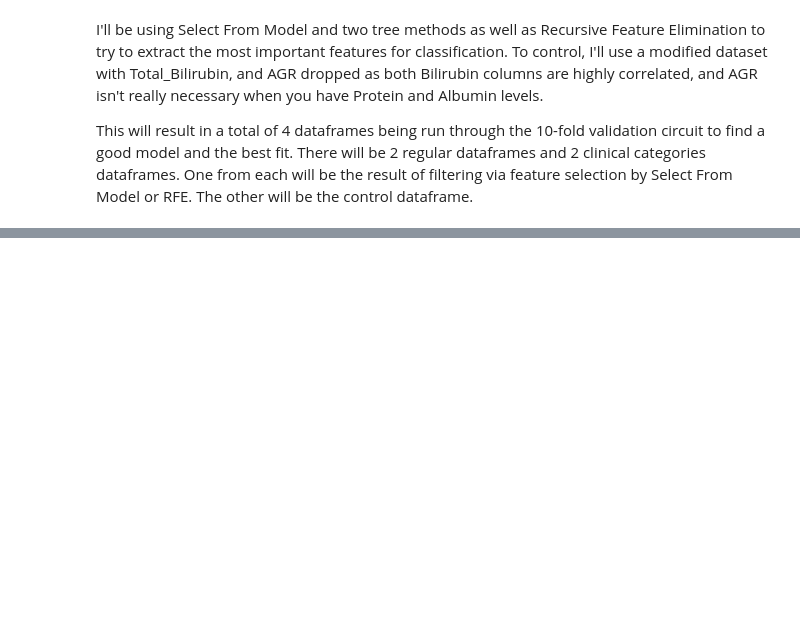
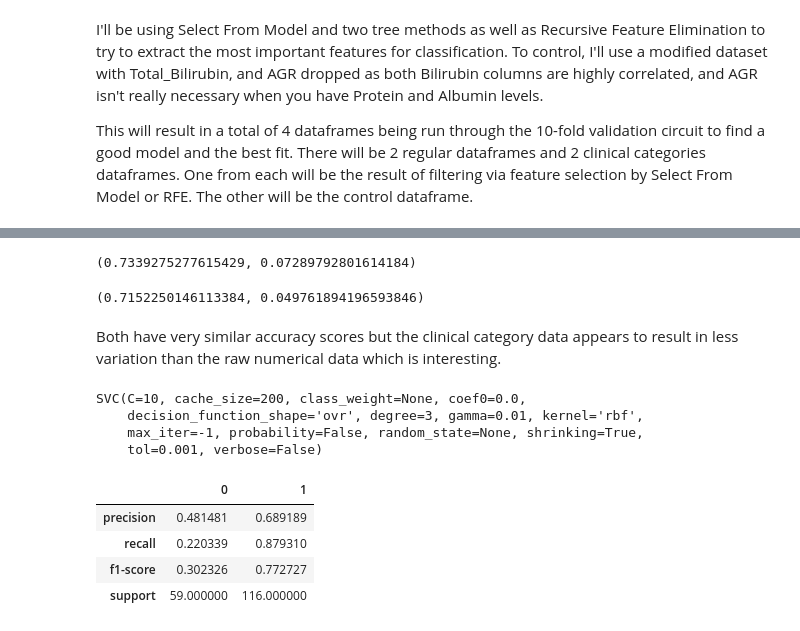
Before and after one commit to Rogges/Healthcare, a Jupyter notebook: Liver Machine Learning.ipynb, the cells around one changed output, grey strips where cells are left out. Saved outputs shown, nothing was run; the diff lists cells and outputs as text; code cells hidden in the pictures; blank space fills up the shorter version.

Commit message:
Updated notebook; done working with control data

```diff
--- a/Liver Machine Learning.ipynb
+++ b/Liver Machine Learning.ipynb
@@ -172,0 +173,8 @@ This will result in a total of 4 dataframes being run through the 10-fold valida
+# %%
+control_data, control_clin = data.copy(), clin_data.copy()
+
+control_clin.drop(["Total_Bilirubin", "AGR"], axis = 1, inplace = True)
+control_data.drop(["Total_Bilirubin", "AGR"], axis = 1, inplace = True)
+
+control_x, control_y = control_data.drop(["Liver Patient"], axis = 1), control_data["Liver Patient"]
+control_clin_x, control_clin_y  = control_clin.drop(["Liver Patient"], axis = 1), control_clin["Liver Patient"]
@@ -172,0 +238,38 @@ This will result in a total of 4 dataframes being run through the 10-fold valida
+# %%
+kfold = KFold(n_splits = 10, random_state = seed)
+cv_results = cross_val_score(SVC(C = 10, kernel = 'rbf', gamma = 0.01), control_x, control_y, cv = kfold, scoring = scoring)
+cv_results.mean(), cv_results.std()
+# %% [output]
+(0.7339275277615429, 0.07289792801614184)
+# %%
+kfold = KFold(n_splits = 10, random_state = seed)
+cv_results = cross_val_score(SVC(C = 10, kernel = 'rbf', gamma = 0.01), control_clin_x, control_clin_y, cv = kfold, scoring = scoring)
+cv_results.mean(), cv_results.std()
+# %% [output]
+(0.7152250146113384, 0.049761894196593846)
+# %% [markdown]
+Both have very similar accuracy scores but the clinical category data appears to result in less variation than the raw numerical data which is interesting.
+# %%
+control_x_train, control_x_test, control_y_train, control_y_test = train_test_split(control_x, control_y, test_size = 0.3)
+control_clin_x_train, control_clin_x_test, control_clin_y_train, control_clin_y_test  =train_test_split(control_clin_x, control_clin_y, test_size = 0.3)
+# %%
+svc = SVC(C = 10, kernel = 'rbf', gamma = 0.01)
+svc.fit(control_x_train, control_y_train)
+
+svc_clin = SVC(C = 10, kernel = 'rbf', gamma = 0.01)
+svc_clin.fit(control_clin_x_train, control_clin_y_train)
+# %% [output]
+SVC(C=10, cache_size=200, class_weight=None, coef0=0.0,
+    decision_function_shape='ovr', degree=3, gamma=0.01, kernel='rbf',
+    max_iter=-1, probability=False, random_state=None, shrinking=True,
+    tol=0.001, verbose=False)
+# %%
+report = classification_report(control_y_test, svc.predict(control_x_test), output_dict = True)
+report_simple = {0: report["0"], 1: report["1"]}
+pd.DataFrame(report_simple)
+# %% [output]
+|  | 0 | 1 |
+| precision | 0.481481 | 0.689189 |
+| recall | 0.220339 | 0.879310 |
+| f1-score | 0.302326 | 0.772727 |
+| support | 59.000000 | 116.000000 |
```
Also changed, not shown: parts of 18 cells of this notebook.
